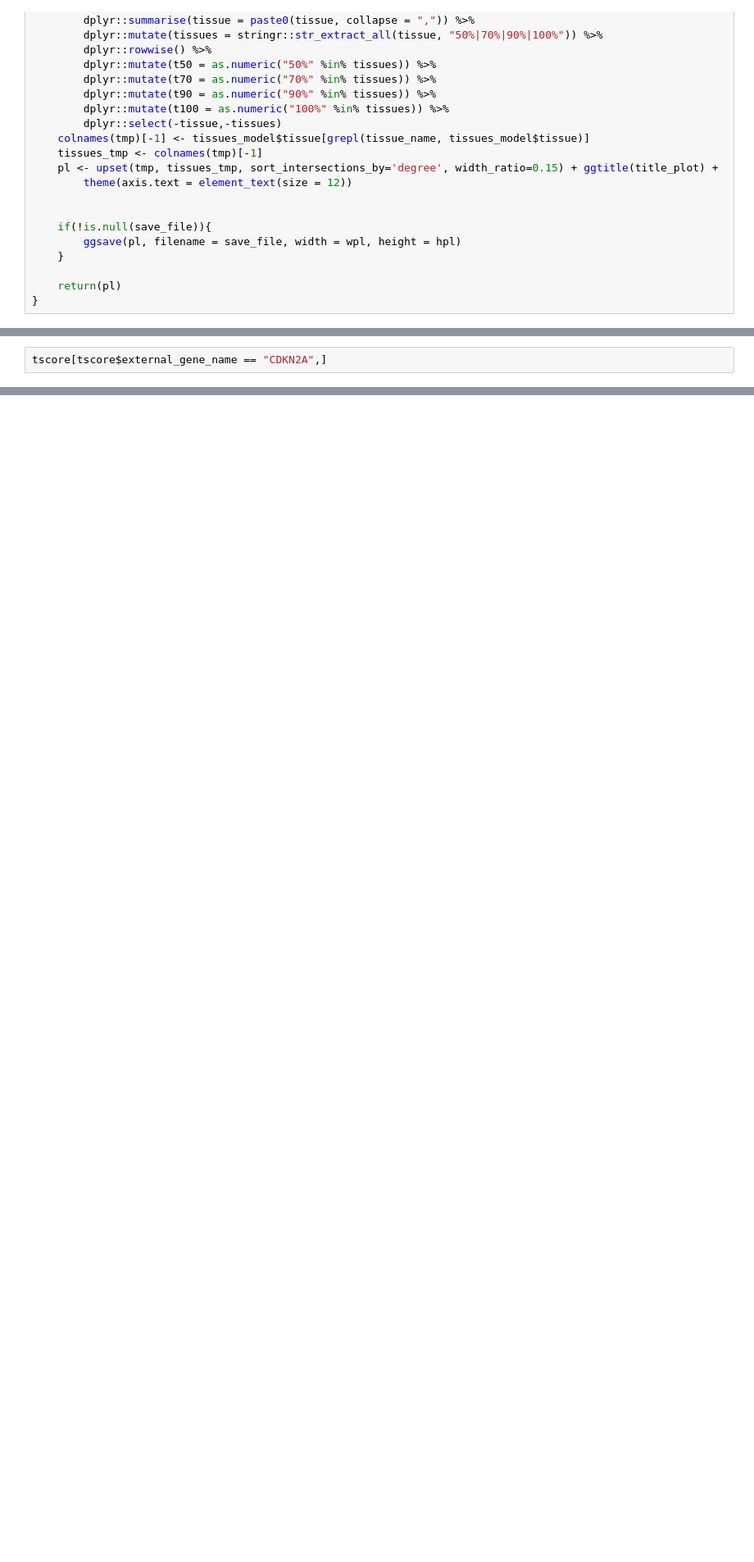
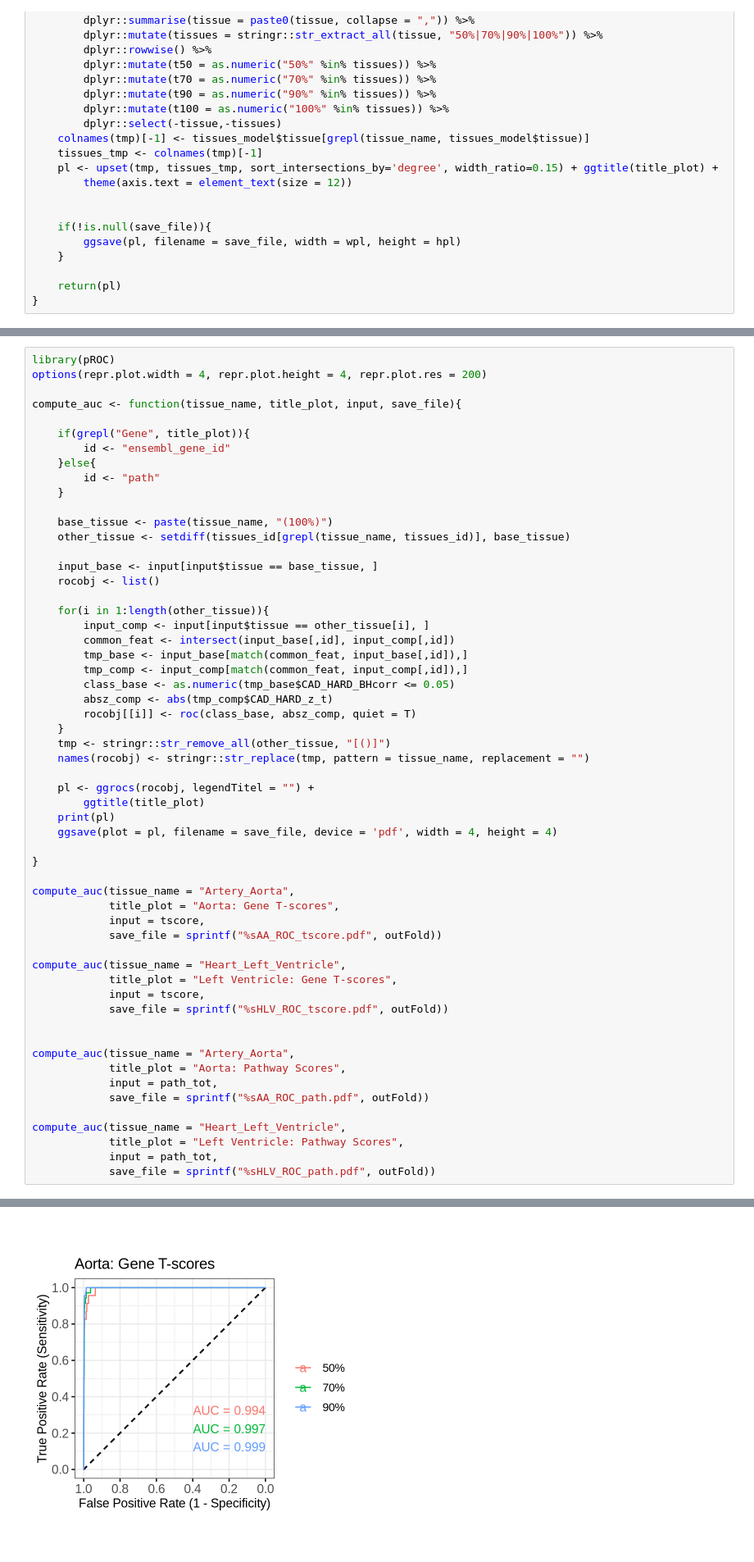
Before and after one commit to zillerlab/CASTom-iGEx_Paper, a Jupyter notebook: jupyter_notebook/CAD_downsampling/downsampling_reference.ipynb, the cells around one changed output, grey strips where cells are left out. Shown at 82% size. Drawn from its saved outputs; the diff is of its cells as text; blank space fills up the shorter version.

```diff
--- a/jupyter_notebook/CAD_downsampling/downsampling_reference.ipynb
+++ b/jupyter_notebook/CAD_downsampling/downsampling_reference.ipynb
@@ -556,3 +603,58 @@ plot_zstat(df = path_tot, type_dat = "path", title_plot = "Pathway Scores (combi
 # %%
-tscore[tscore$external_gene_name == "CDKN2A",]
+library(pROC)
+options(repr.plot.width = 4, repr.plot.height = 4, repr.plot.res = 200)
+
+compute_auc <- function(tissue_name, title_plot, input, save_file){
+
+    if(grepl("Gene", title_plot)){
+        id <- "ensembl_gene_id"
+    }else{
+        id <- "path"
+    }
+
+    base_tissue <- paste(tissue_name, "(100%)")
+    other_tissue <- setdiff(tissues_id[grepl(tissue_name, tissues_id)], base_tissue)
+
+    input_base <- input[input$tissue == base_tissue, ]
+    rocobj <- list()
+
+    for(i in 1:length(other_tissue)){
+        input_comp <- input[input$tissue == other_tissue[i], ]
+        common_feat <- intersect(input_base[,id], input_comp[,id])
+        tmp_base <- input_base[match(common_feat, input_base[,id]),]
+        tmp_comp <- input_comp[match(common_feat, input_comp[,id]),]
+        class_base <- as.numeric(tmp_base$CAD_HARD_BHcorr <= 0.05)
+        absz_comp <- abs(tmp_comp$CAD_HARD_z_t)
+        rocobj[[i]] <- roc(class_base, absz_comp, quiet = T)
+    }
+    tmp <- stringr::str_remove_all(other_tissue, "[()]")
+    names(rocobj) <- stringr::str_replace(tmp, pattern = tissue_name, replacement = "")
+
+    pl <- ggrocs(rocobj, legendTitel = "") +
+        ggtitle(title_plot)
+    print(pl)
+    ggsave(plot = pl, filename = save_file, device = 'pdf', width = 4, height = 4)
+
+}
+
+compute_auc(tissue_name = "Artery_Aorta",
+            title_plot = "Aorta: Gene T-scores",
+            input = tscore,
+            save_file = sprintf("%sAA_ROC_tscore.pdf", outFold))
+
+compute_auc(tissue_name = "Heart_Left_Ventricle",
+            title_plot = "Left Ventricle: Gene T-scores",
+            input = tscore,
+            save_file = sprintf("%sHLV_ROC_tscore.pdf", outFold))
+
+
+compute_auc(tissue_name = "Artery_Aorta",
+            title_plot = "Aorta: Pathway Scores",
+            input = path_tot,
+            save_file = sprintf("%sAA_ROC_path.pdf", outFold))
+
+compute_auc(tissue_name = "Heart_Left_Ventricle",
+            title_plot = "Left Ventricle: Pathway Scores",
+            input = path_tot,
+            save_file = sprintf("%sHLV_ROC_path.pdf", outFold))
 # %% [output]
@@ -562,0 +661 @@ A data.frame: 1 × 11
+[figure, added]
```
Also changed, not shown: parts of 3 cells of this notebook.
